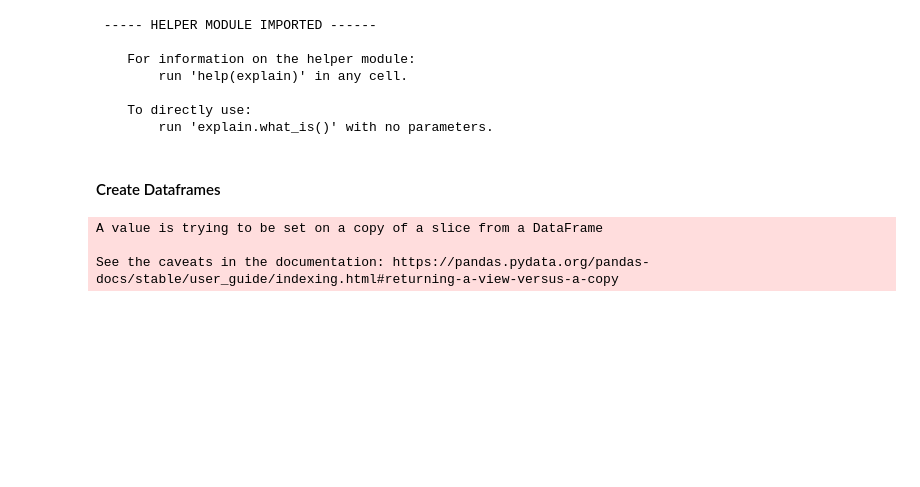
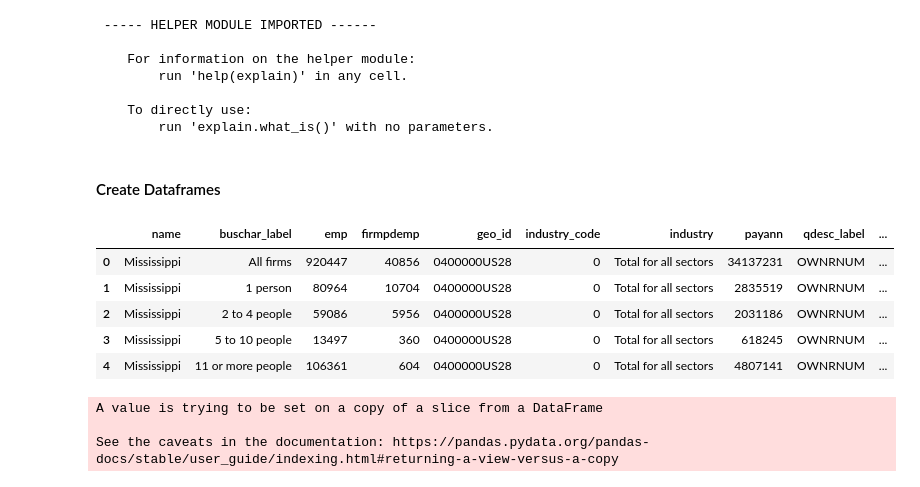
Before and after one commit to jedc4xer/abs_group_assessment, a Jupyter notebook: jeds_visualizations.ipynb, the cells around one changed output. Cells and saved outputs as stored; diff of their text form; code cells hidden in the pictures; blank space fills up the shorter version.

```diff
--- a/jeds_visualizations.ipynb
+++ b/jeds_visualizations.ipynb
@@ -32,6 +32,15 @@ slbo = pd.read_csv(files[4])
 
 state_code_path = 'https://raw.githubusercontent.com/jedc4xer/abs_group_assessment/main/data/state_codes.csv'
 state_codes = pd.read_csv(state_code_path)
+# %%
+bus_char_df.head()
+# %% [output]
+|  | name | buschar_label | emp | firmpdemp | geo_id | industry_code | industry | payann | qdesc_label | ... |
+| 0 | Mississippi | All firms | 920447 | 40856 | 0400000US28 | 0 | Total for all sectors | 34137231 | OWNRNUM | ... |
+| 1 | Mississippi | 1 person | 80964 | 10704 | 0400000US28 | 0 | Total for all sectors | 2835519 | OWNRNUM | ... |
+| 2 | Mississippi | 2 to 4 people | 59086 | 5956 | 0400000US28 | 0 | Total for all sectors | 2031186 | OWNRNUM | ... |
+| 3 | Mississippi | 5 to 10 people | 13497 | 360 | 0400000US28 | 0 | Total for all sectors | 618245 | OWNRNUM | ... |
+| 4 | Mississippi | 11 or more people | 106361 | 604 | 0400000US28 | 0 | Total for all sectors | 4807141 | OWNRNUM | ... |
 # %%
 def clean_for_map(df, target = 'industry'):
     if target not in ['gender','race_group_label','industry']:
```
Also changed, not shown: parts of 15 cells of this notebook, 2 other files.
